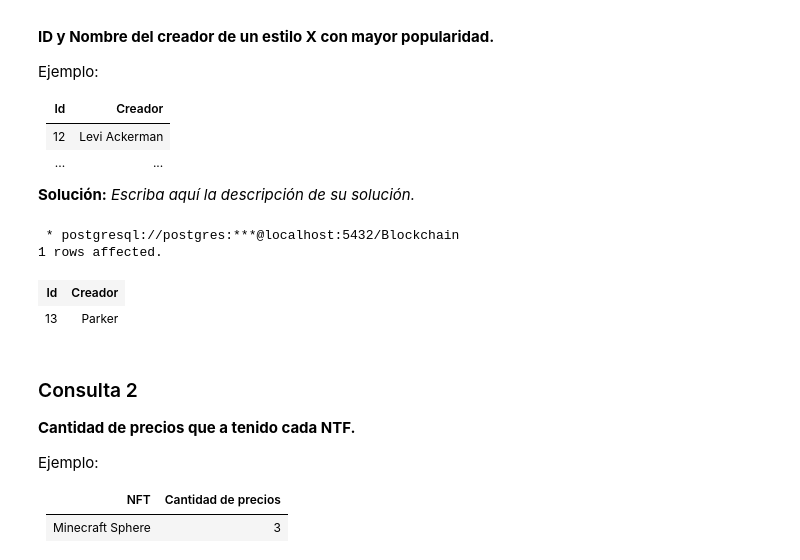
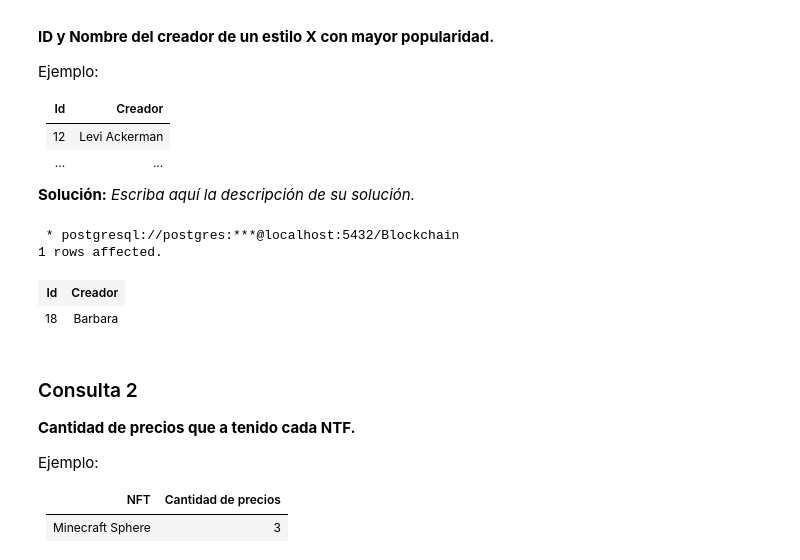
Before and after one commit to bryangonzalezr/INF239, a Jupyter notebook: Tarea-1-Grupo23/Tarea1_BD_2022-1 V.1.0 .ipynb, the cells around one changed output. Cells and saved outputs as stored; diff of their text form; code cells hidden in the pictures.

```diff
--- a/Tarea-1-Grupo23/Tarea1_BD_2022-1 V.1.0 .ipynb
+++ b/Tarea-1-Grupo23/Tarea1_BD_2022-1 V.1.0 .ipynb
@@ -376,16 +376,16 @@ Ejemplo:
 # %%
 %%sql
 
 SELECT Creadores.ID_creador AS "Id", Creadores.nombre AS "Creador"
 FROM Creadores
-WHERE Creadores.estilo = 'Anime'
+WHERE Creadores.estilo = 'Manga'
 ORDER BY Creadores.popularidad DESC
 LIMIT 1;
 # %% [output]
  * postgresql://postgres:***@localhost:5432/Blockchain
 1 rows affected.
 | Id | Creador |
-| 13 | Parker |
+| 18 | Barbara |
 # %% [markdown]
 ### Consulta 2
 **Cantidad de precios que a tenido cada NTF.**
```
Also changed, not shown: parts of 12 cells of this notebook.
